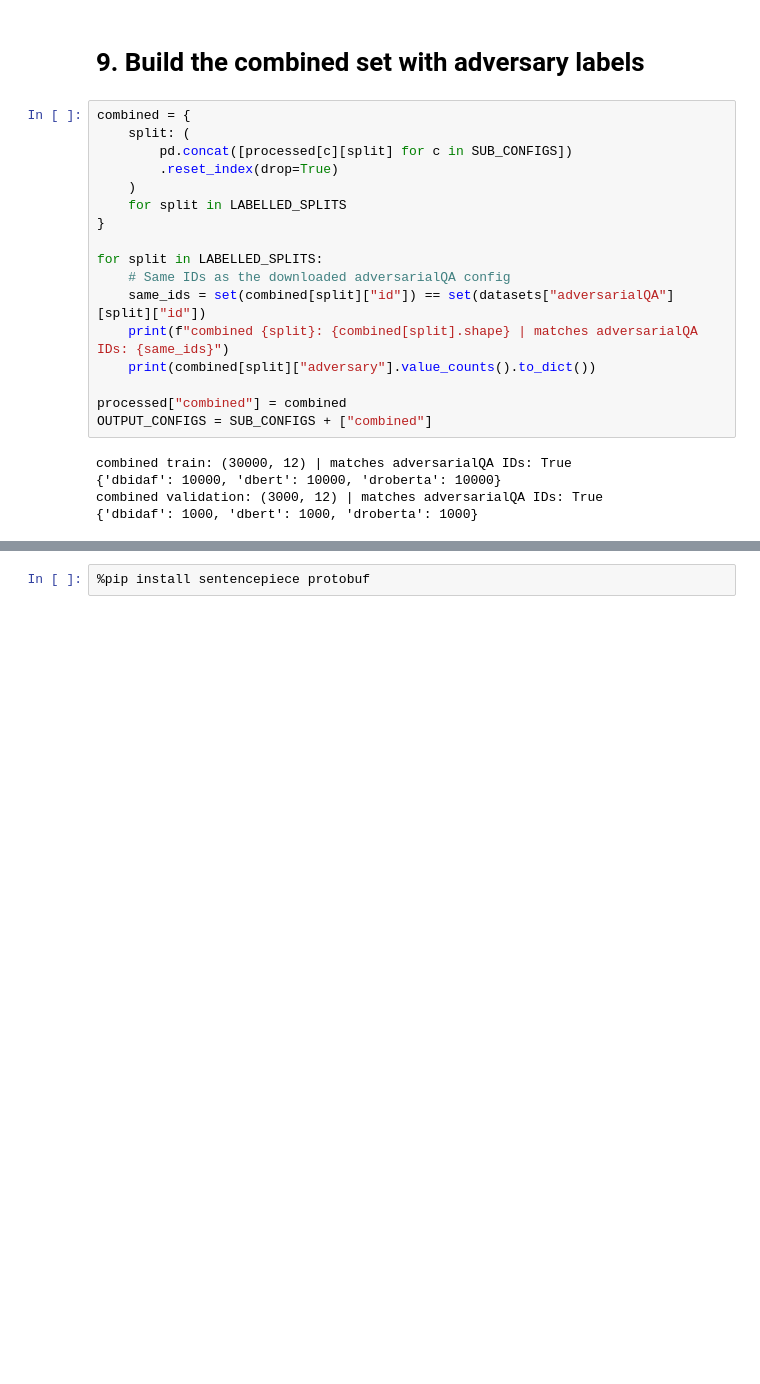
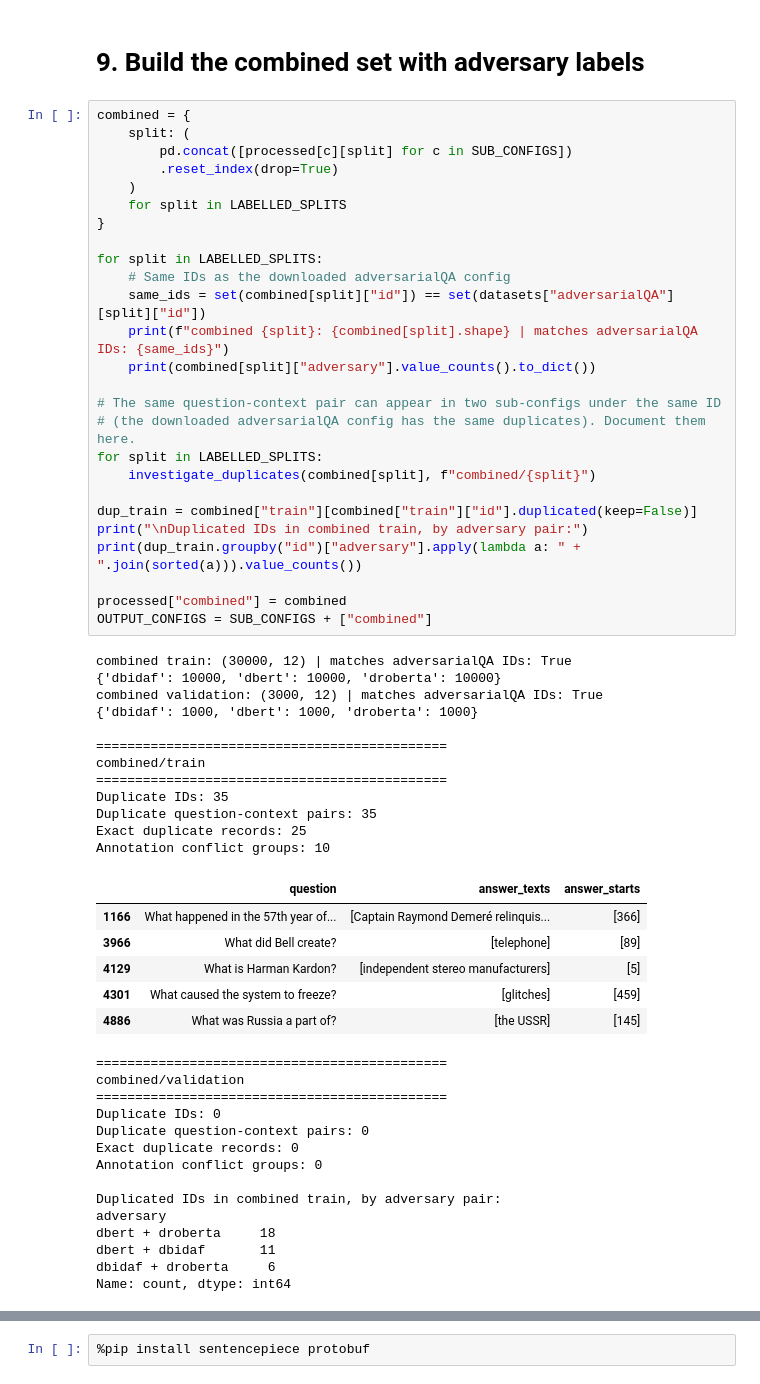
Before and after one commit to Deepika2222/Domain-Adaptive-and-Robustness-Aware-Question-Answering-, a Jupyter notebook: notebooks/02_data_preprocessing/adversarialqa_preprocessing.ipynb, the cells around one changed output, grey strips where cells are left out. Drawn from its saved outputs; the diff is of its cells as text; blank space fills up the shorter version.

```diff
--- a/notebooks/02_data_preprocessing/adversarialqa_preprocessing.ipynb
+++ b/notebooks/02_data_preprocessing/adversarialqa_preprocessing.ipynb
@@ -554,22 +556,59 @@ AdversarialQA validation contexts also in SQuAD 2.0: 160 / 416
 # %%
 combined = {
     split: (
         pd.concat([processed[c][split] for c in SUB_CONFIGS])
         .reset_index(drop=True)
     )
     for split in LABELLED_SPLITS
 }
 
 for split in LABELLED_SPLITS:
     # Same IDs as the downloaded adversarialQA config
     same_ids = set(combined[split]["id"]) == set(datasets["adversarialQA"][split]["id"])
     print(f"combined {split}: {combined[split].shape} | matches adversarialQA IDs: {same_ids}")
     print(combined[split]["adversary"].value_counts().to_dict())
 
+# The same question-context pair can appear in two sub-configs under the same ID
+# (the downloaded adversarialQA config has the same duplicates). Document them here.
+for split in LABELLED_SPLITS:
+    investigate_duplicates(combined[split], f"combined/{split}")
+
+dup_train = combined["train"][combined["train"]["id"].duplicated(keep=False)]
+print("\nDuplicated IDs in combined train, by adversary pair:")
+print(dup_train.groupby("id")["adversary"].apply(lambda a: " + ".join(sorted(a))).value_counts())
+
 processed["combined"] = combined
 OUTPUT_CONFIGS = SUB_CONFIGS + ["combined"]
 # %% [output]
 combined train: (30000, 12) | matches adversarialQA IDs: True
 {'dbidaf': 10000, 'dbert': 10000, 'droberta': 10000}
 combined validation: (3000, 12) | matches adversarialQA IDs: True
 {'dbidaf': 1000, 'dbert': 1000, 'droberta': 1000}
+
+=============================================
+combined/train
+=============================================
+Duplicate IDs: 35
+Duplicate question-context pairs: 35
+Exact duplicate records: 25
+Annotation conflict groups: 10
+|  | question | answer_texts | answer_starts |
+| 1166 | What happened in the 57th year of... | [Captain Raymond Demeré relinquis... | [366] |
+| 3966 | What did Bell create? | [telephone] | [89] |
+| 4129 | What is Harman Kardon? | [independent stereo manufacturers] | [5] |
+| 4301 | What caused the system to freeze? | [glitches] | [459] |
+| 4886 | What was Russia a part of? | [the USSR] | [145] |
+=============================================
+combined/validation
+=============================================
+Duplicate IDs: 0
+Duplicate question-context pairs: 0
+Exact duplicate records: 0
+Annotation conflict groups: 0
+
+Duplicated IDs in combined train, by adversary pair:
+adversary
+dbert + droberta     18
+dbert + dbidaf       11
+dbidaf + droberta     6
+Name: count, dtype: int64
```
Also changed, not shown: parts of 16 cells of this notebook, 17 other files.
